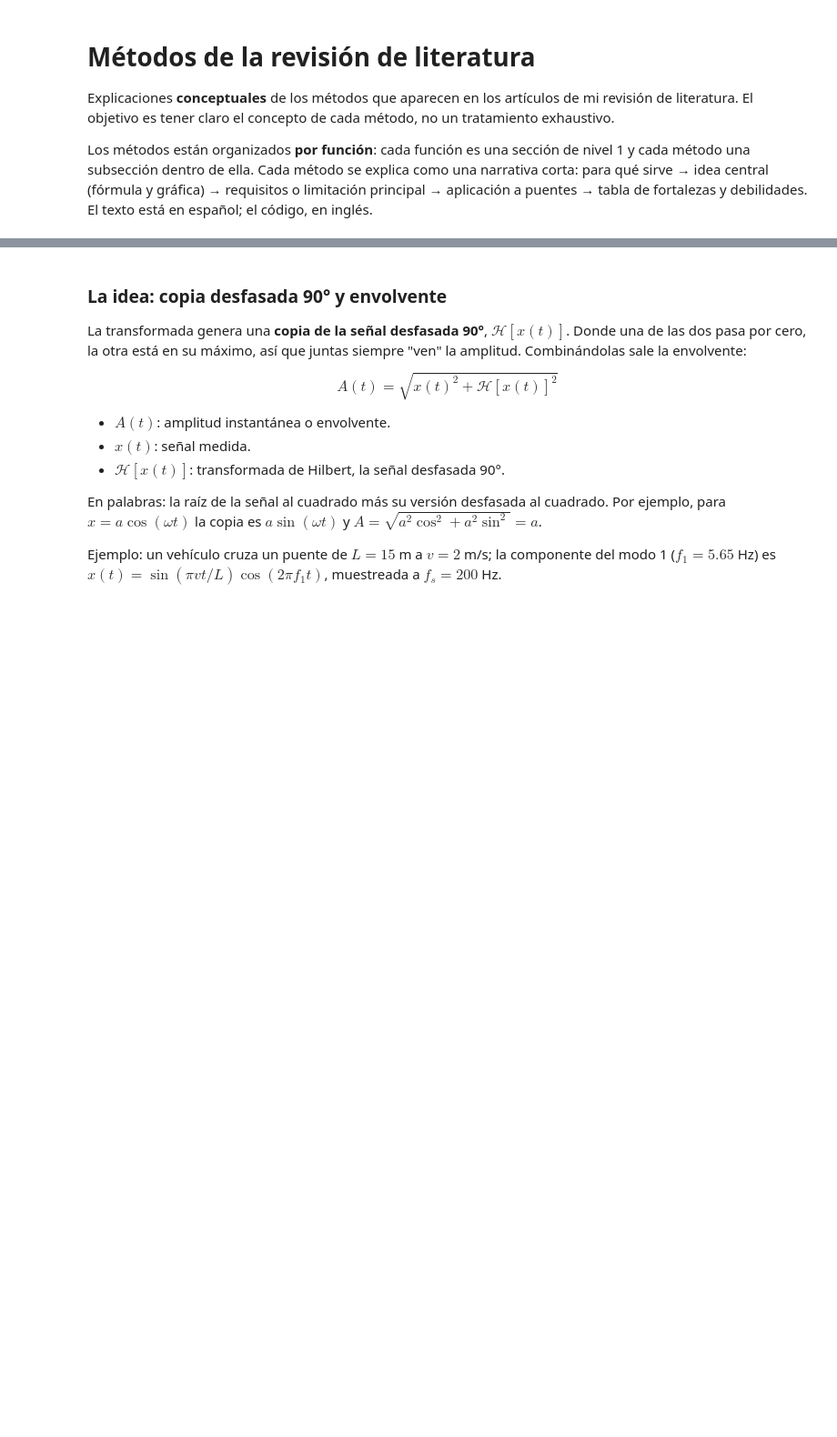
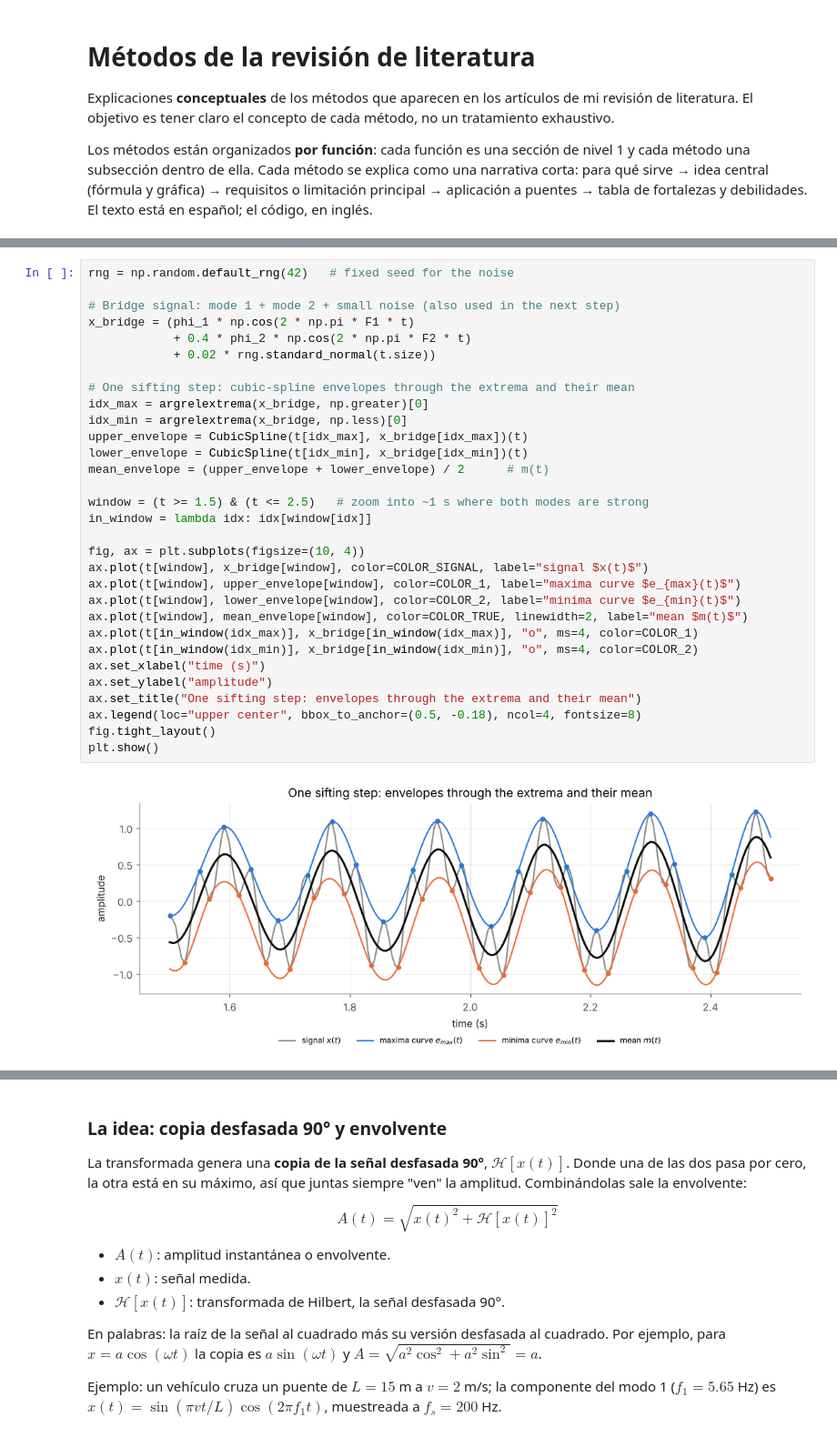
Before and after one commit to 25adiaz-apps/assignment-3-machine-learning, a Jupyter notebook: literature-review/metodos/metodos.ipynb, the cells around one changed output, grey strips where cells are left out. Shown at 91% size. Drawn from its saved outputs; the diff is of its cells as text; blank space fills up the shorter version.

```diff
--- a/literature-review/metodos/metodos.ipynb
+++ b/literature-review/metodos/metodos.ipynb
@@ -38,0 +99,33 @@ COLOR_TRUE = "#0b0b0b"     # exact (true) reference curve, dashed
+# %%
+rng = np.random.default_rng(42)   # fixed seed for the noise
+
+# Bridge signal: mode 1 + mode 2 + small noise (also used in the next step)
+x_bridge = (phi_1 * np.cos(2 * np.pi * F1 * t)
+            + 0.4 * phi_2 * np.cos(2 * np.pi * F2 * t)
+            + 0.02 * rng.standard_normal(t.size))
+
+# One sifting step: cubic-spline envelopes through the extrema and their mean
+idx_max = argrelextrema(x_bridge, np.greater)[0]
+idx_min = argrelextrema(x_bridge, np.less)[0]
+upper_envelope = CubicSpline(t[idx_max], x_bridge[idx_max])(t)
+lower_envelope = CubicSpline(t[idx_min], x_bridge[idx_min])(t)
+mean_envelope = (upper_envelope + lower_envelope) / 2      # m(t)
+
+window = (t >= 1.5) & (t <= 2.5)   # zoom into ~1 s where both modes are strong
+in_window = lambda idx: idx[window[idx]]
+
+fig, ax = plt.subplots(figsize=(10, 4))
+ax.plot(t[window], x_bridge[window], color=COLOR_SIGNAL, label="signal $x(t)$")
+ax.plot(t[window], upper_envelope[window], color=COLOR_1, label="maxima curve $e_{max}(t)$")
+ax.plot(t[window], lower_envelope[window], color=COLOR_2, label="minima curve $e_{min}(t)$")
+ax.plot(t[window], mean_envelope[window], color=COLOR_TRUE, linewidth=2, label="mean $m(t)$")
+ax.plot(t[in_window(idx_max)], x_bridge[in_window(idx_max)], "o", ms=4, color=COLOR_1)
+ax.plot(t[in_window(idx_min)], x_bridge[in_window(idx_min)], "o", ms=4, color=COLOR_2)
+ax.set_xlabel("time (s)")
+ax.set_ylabel("amplitude")
+ax.set_title("One sifting step: envelopes through the extrema and their mean")
+ax.legend(loc="upper center", bbox_to_anchor=(0.5, -0.18), ncol=4, fontsize=8)
+fig.tight_layout()
+plt.show()
+# %% [output]
+[figure, added]
```
Also changed, not shown: parts of 17 cells of this notebook, 3 other files.
